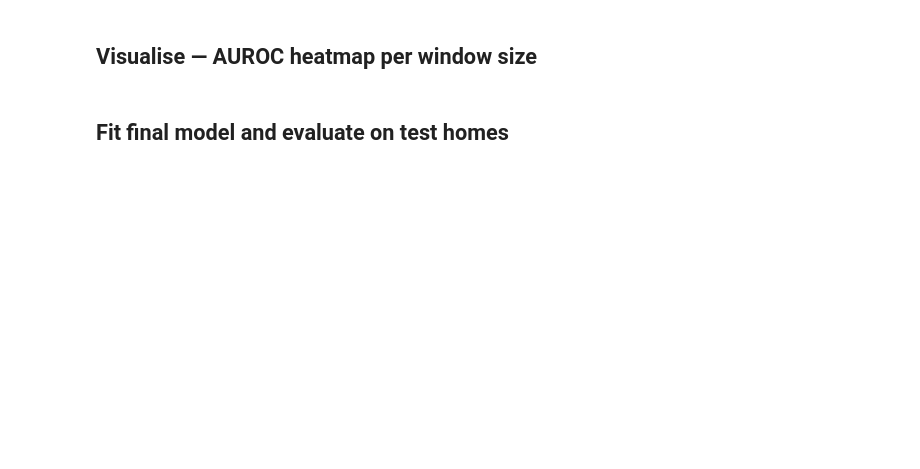
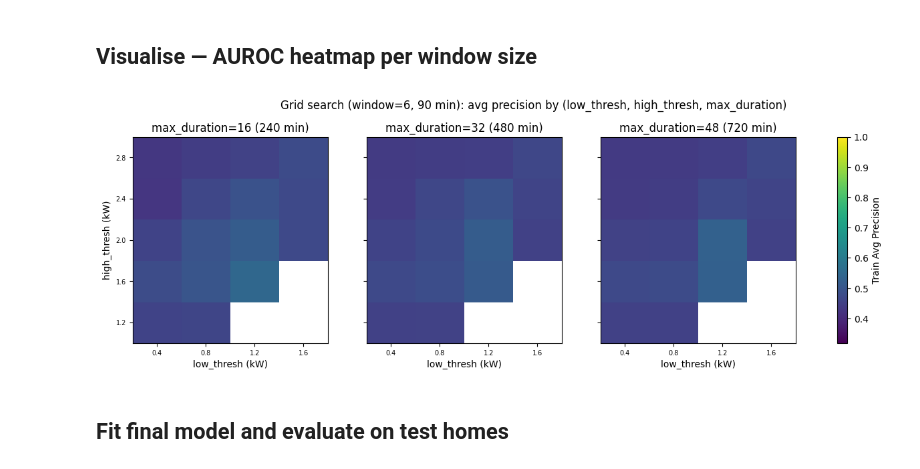
Before and after one commit to jackellishsieh/residential-power-forecasting, a Jupyter notebook: notebooks/pmn/models/first_diff_tuning.ipynb, the cells around one changed output. Drawn from its saved outputs; the diff is of its cells as text; code cells hidden in the pictures; blank space fills up the shorter version.

```diff
--- a/notebooks/pmn/models/first_diff_tuning.ipynb
+++ b/notebooks/pmn/models/first_diff_tuning.ipynb
@@ -28,9 +31,10 @@ print(f"Test:  {len(test_homes)} homes ({sum(v[0] for v in test_homes.values())}
 loads = [df["load"].to_numpy() for _, (_, _, df) in train_homes.items()]
 y     = np.array([int(has_car) for _, (has_car, _, _) in train_homes.items()])
 
-windows   = [2, 4, 8, 16, 24, 48]
-low_grid  = np.arange(0.4, 1.6, 0.2)
-high_grid = np.arange(1.2, 3.2, 0.2)
+windows      = [2, 4, 6]
+low_grid     = np.arange(0.4, 1.6, 0.4)
+high_grid    = np.arange(1.2, 3.2, 0.4)
+max_dur_grid = [16, 32, 48]
 
 records = []
 for w in windows:
@@ -38,10 +42,11 @@ for w in windows:
         for hi in high_grid:
             if hi <= lo:
                 continue
-            X = [[fdl.transitions_per_day(load, w, lo, hi)] for load in loads]
-            model = LogisticRegression(class_weight="balanced", max_iter=1000).fit(X, y)
-            score = roc_auc_score(y, model.predict_proba(X)[:, 1])
-            records.append({"window": w, "low": round(lo, 2), "high": round(hi, 2), "auroc": score})
+            for md in max_dur_grid:
+                X = [[fdl.transitions_per_day(load, w, lo, hi, md)] for load in loads]
+                model = LogisticRegression(class_weight="balanced", max_iter=1000).fit(X, y)
+                score = average_precision_score(y, model.predict_proba(X)[:, 1])
+                records.append({"window": w, "low": round(lo, 2), "high": round(hi, 2), "max_duration": md, "avg_precision": score})
 
 grid_df = pd.DataFrame(records)
-print(grid_df.sort_values("auroc", ascending=False).head(10))
+print(grid_df.sort_values("avg_precision", ascending=False).head(10))
@@ -48,26 +65,28 @@ print(grid_df.sort_values("auroc", ascending=False).head(10))
 # %% [markdown]
 ## Visualise — AUROC heatmap per window size
 # %%
-fig, axes = plt.subplots(1, len(windows), figsize=(14, 4), sharey=True)
+best_window = grid_df.loc[grid_df["avg_precision"].idxmax(), "window"]
+sub = grid_df[grid_df["window"] == best_window]
 
-for ax, w in zip(axes, windows):
-    sub = grid_df[grid_df["window"] == w]
-    pivot = sub.pivot(index="high", columns="low", values="auroc")
+fig, axes = plt.subplots(1, len(max_dur_grid), figsize=(16, 4), sharey=True)
+for ax, md in zip(axes, max_dur_grid):
+    pivot = sub[sub["max_duration"] == md].pivot(index="high", columns="low", values="avg_precision")
     im = ax.imshow(pivot.values, aspect="auto", origin="lower",
-                   vmin=grid_df["auroc"].min(), vmax=1.0, cmap="viridis")
+                   vmin=grid_df["avg_precision"].min(), vmax=1.0, cmap="viridis")
     ax.set_xticks(range(len(pivot.columns)))
     ax.set_xticklabels(pivot.columns.round(1), fontsize=7)
     ax.set_yticks(range(len(pivot.index)))
     ax.set_yticklabels(pivot.index.round(1), fontsize=7)
-    ax.set_title(f"window={w} ({w*15} min)")
+    ax.set_title(f"max_duration={md} ({md*15} min)")
     ax.set_xlabel("low_thresh (kW)")
     if ax is axes[0]:
         ax.set_ylabel("high_thresh (kW)")
 
-fig.colorbar(im, ax=axes, label="Train AUROC")
-plt.suptitle("Grid search: train AUROC by (low_thresh, high_thresh)", y=1.02)
-plt.tight_layout()
+fig.colorbar(im, ax=axes, label="Train Avg Precision")
+plt.suptitle(f"Grid search (window={best_window}, {best_window*15} min): avg precision by (low_thresh, high_thresh, max_duration)", y=1.02)
 plt.show()
+# %% [output]
+[figure, added]
 # %% [markdown]
 ## Fit final model and evaluate on test homes
 # %%
```
Also changed, not shown: parts of 7 cells of this notebook, 2 other files.
